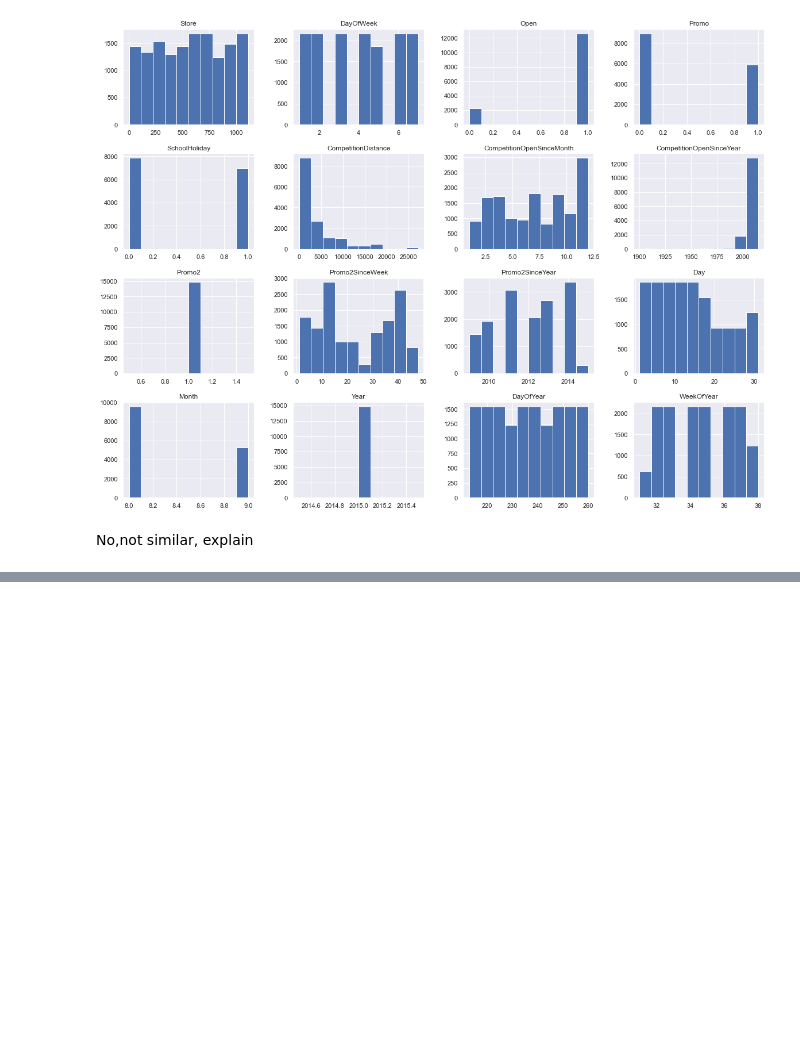
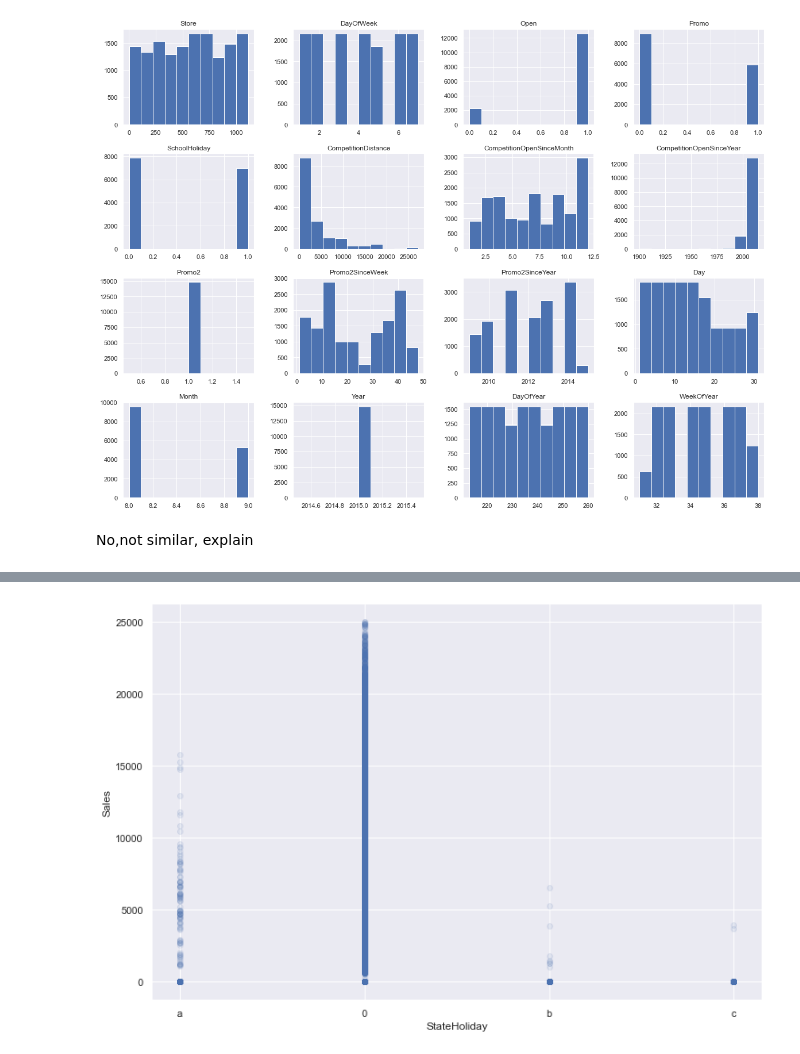
Before and after one commit to MegCheppy/Pharmaceutical-Sales-Prediction-, a Jupyter notebook: Notebooks/ExploratoryDataAnalysis.ipynb, the cells around one changed output, grey strips where cells are left out. Drawn from its saved outputs; the diff is of its cells as text; code cells hidden in the pictures; blank space fills up the shorter version.

```diff
--- a/Notebooks/ExploratoryDataAnalysis.ipynb
+++ b/Notebooks/ExploratoryDataAnalysis.ipynb
@@ -250,0 +257,3 @@ No,not similar, explain
+# %%
+eda_train.plot_counts("StateHoliday","Sales","bivariate_scatter")
+# %% [output]
@@ -250,0 +261 @@ No,not similar, explain
+[figure, added]
```
Also changed, not shown: parts of 51 cells of this notebook.
